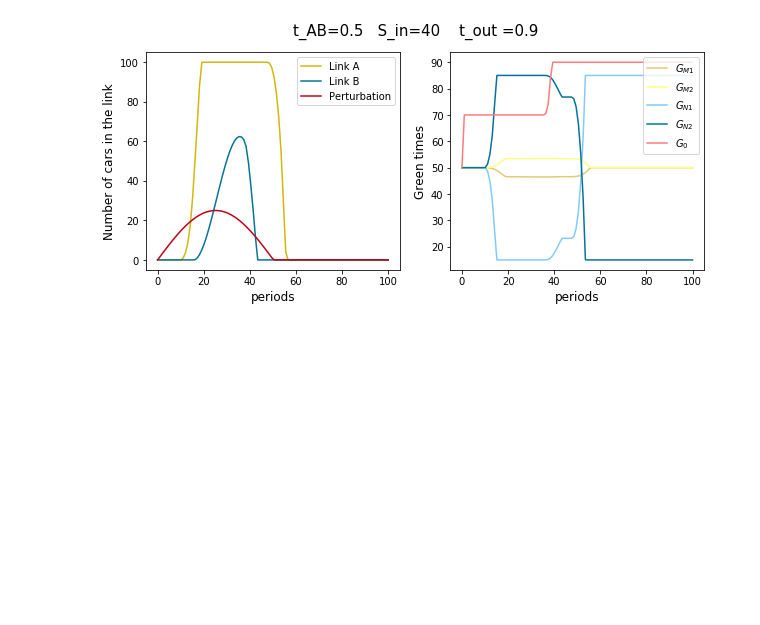
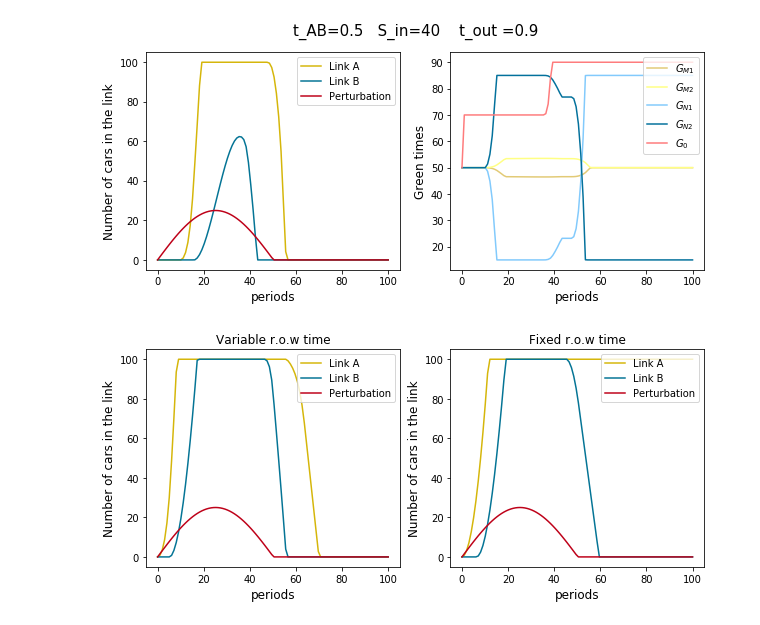
Before and after one commit to sebxwolf/DP-Project, a Jupyter notebook: DPproject.ipynb, the cells around one changed output. Saved outputs shown, nothing was run; the diff lists cells and outputs as text; code cells hidden in the pictures; blank space fills up the shorter version.

```diff
--- a/DPproject.ipynb
+++ b/DPproject.ipynb
@@ -253,3 +218,19 @@ for param in params:
 [figure]
 [figure]
 [figure]
+# %%
+# Checking efficiency variable time r.o.w vs fixed r.o.w time
+
+Tu0,Tu,C,S,L,T,j,o = init()
+
+params =[30]
+for param in params:
+
+    S[0,1]=param # S_w2 lateral streets smaller
+    S[1,1]=param # S_w3 lateral streets smaller = param
+
+    X1,G1,perturbations = compute_X_G(Tu0,Tu,C,S,L,T,j,o)
+    X2,G2,perturbations = compute_X_G(Tu0,Tu,C,S,L,T,j,o,time_var=False)
+    make_plots2(X1,X2,[Tu[1,0][0],S[0,1],Tu0[0]],perturbations);
+# %% [output]
+[figure, added]
```
Also changed, not shown: parts of 9 cells of this notebook, 2 other files.
